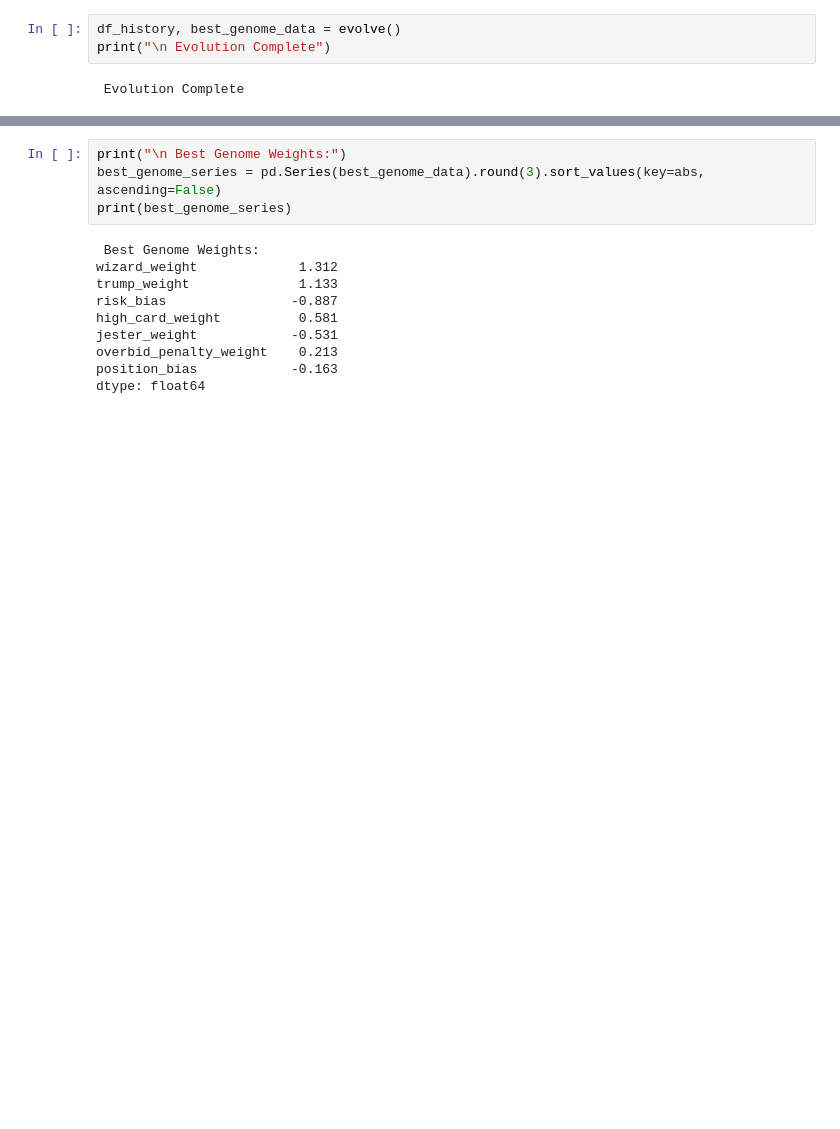
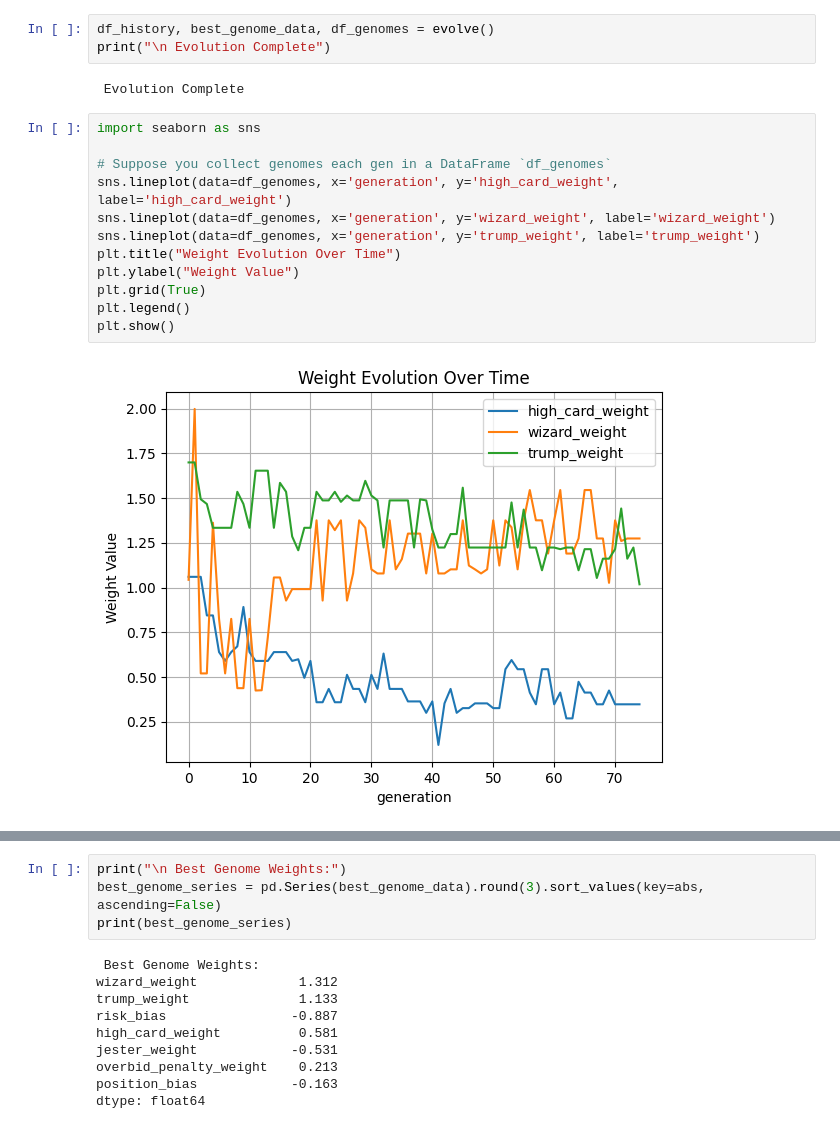
Before and after one commit to LiamBrem/wizard, a Jupyter notebook: results.ipynb, the cells around one changed output, grey strips where cells are left out. Saved outputs shown, nothing was run; the diff lists cells and outputs as text; blank space fills up the shorter version.

```diff
--- a/results.ipynb
+++ b/results.ipynb
@@ -46,7 +66,21 @@ The autoreload extension is already loaded. To reload it, use:
 # %% [markdown]
 #### Run the genetic algorithm:
 # %%
-df_history, best_genome_data = evolve()
+df_history, best_genome_data, df_genomes = evolve()
 print("\n Evolution Complete")
 # %% [output]
  Evolution Complete
+# %%
+import seaborn as sns
+
+# Suppose you collect genomes each gen in a DataFrame `df_genomes`
+sns.lineplot(data=df_genomes, x='generation', y='high_card_weight', label='high_card_weight')
+sns.lineplot(data=df_genomes, x='generation', y='wizard_weight', label='wizard_weight')
+sns.lineplot(data=df_genomes, x='generation', y='trump_weight', label='trump_weight')
+plt.title("Weight Evolution Over Time")
+plt.ylabel("Weight Value")
+plt.grid(True)
+plt.legend()
+plt.show()
+# %% [output]
+[figure, added]
```
Also changed, not shown: parts of 15 cells of this notebook, 3 other files.
